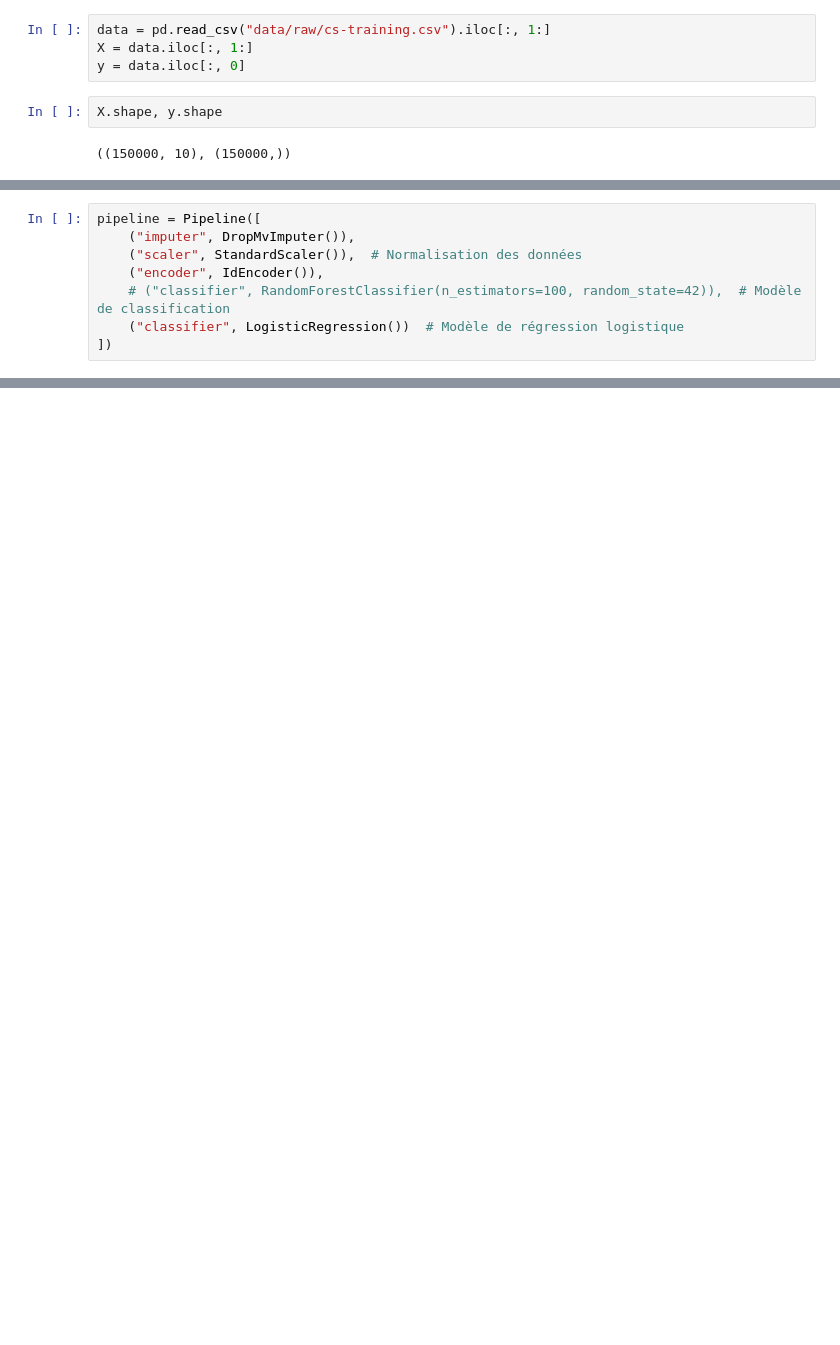
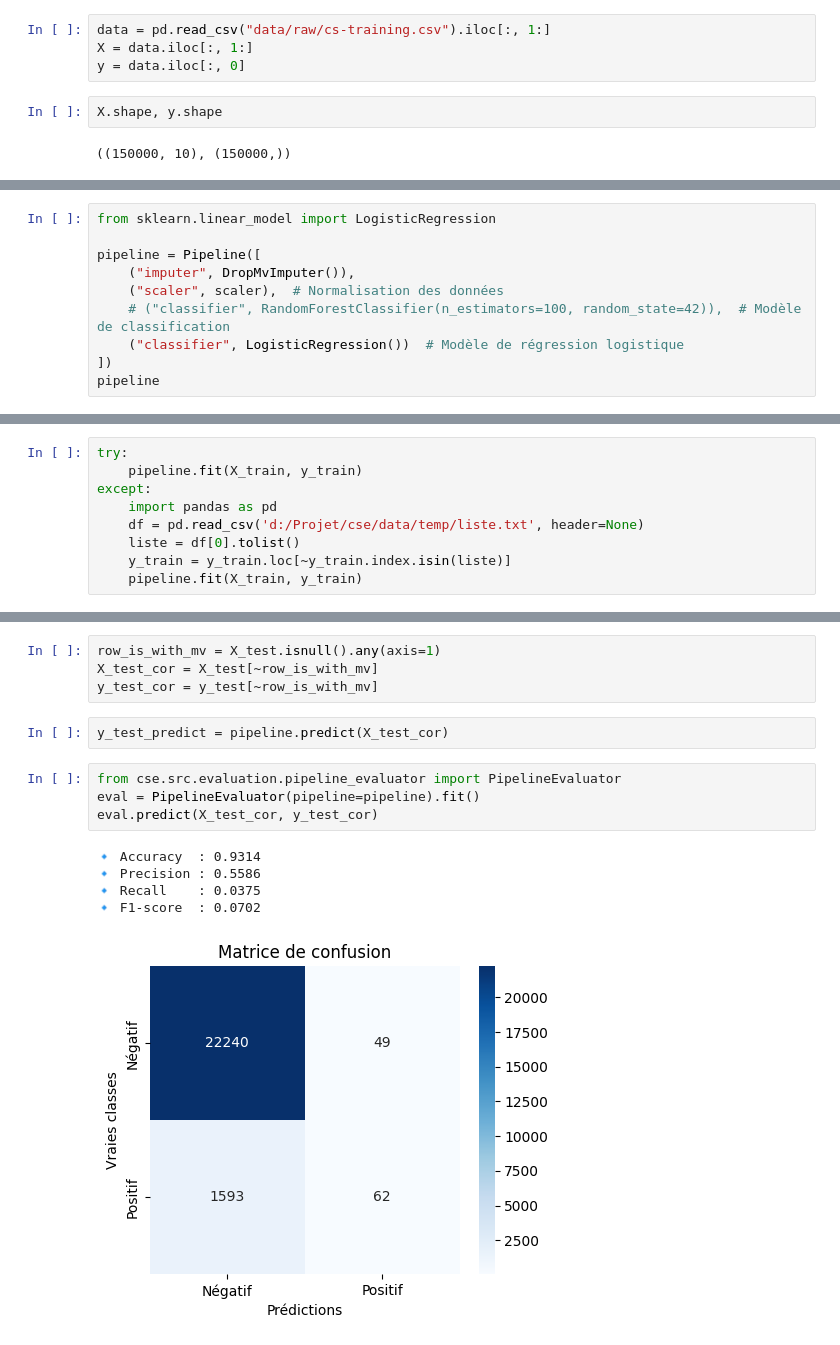
Before and after one commit to AmoussouKokou/cse, a Jupyter notebook: __main__.ipynb, the cells around one changed output, grey strips where cells are left out. Saved outputs shown, nothing was run; the diff lists cells and outputs as text; blank space fills up the shorter version.

```diff
--- a/__main__.ipynb
+++ b/__main__.ipynb
@@ -33,8 +102,10 @@ preprocessor = ColumnTransformer([
 # %%
+from sklearn.linear_model import LogisticRegression
+
 pipeline = Pipeline([
     ("imputer", DropMvImputer()),
-    ("scaler", StandardScaler()),  # Normalisation des données
-    ("encoder", IdEncoder()),
+    ("scaler", scaler),  # Normalisation des données
     # ("classifier", RandomForestClassifier(n_estimators=100, random_state=42)),  # Modèle de classification
     ("classifier", LogisticRegression())  # Modèle de régression logistique
 ])
+pipeline
@@ -40,0 +125,9 @@ pipeline = Pipeline([
+# %%
+try:
+    pipeline.fit(X_train, y_train)
+except:
+    import pandas as pd
+    df = pd.read_csv('d:/Projet/cse/data/temp/liste.txt', header=None)
+    liste = df[0].tolist()
+    y_train = y_train.loc[~y_train.index.isin(liste)]
+    pipeline.fit(X_train, y_train)
@@ -40,0 +160,16 @@ pipeline = Pipeline([
+# %%
+row_is_with_mv = X_test.isnull().any(axis=1)
+X_test_cor = X_test[~row_is_with_mv]
+y_test_cor = y_test[~row_is_with_mv]
+# %%
+y_test_predict = pipeline.predict(X_test_cor)
+# %%
+from cse.src.evaluation.pipeline_evaluator import PipelineEvaluator
+eval = PipelineEvaluator(pipeline=pipeline).fit()
+eval.predict(X_test_cor, y_test_cor)
+# %% [output]
+🔹 Accuracy  : 0.9314
+🔹 Precision : 0.5586
+🔹 Recall    : 0.0375
+🔹 F1-score  : 0.0702
+[figure, added]
```
Also changed, not shown: parts of 31 cells of this notebook, 5 other files.
